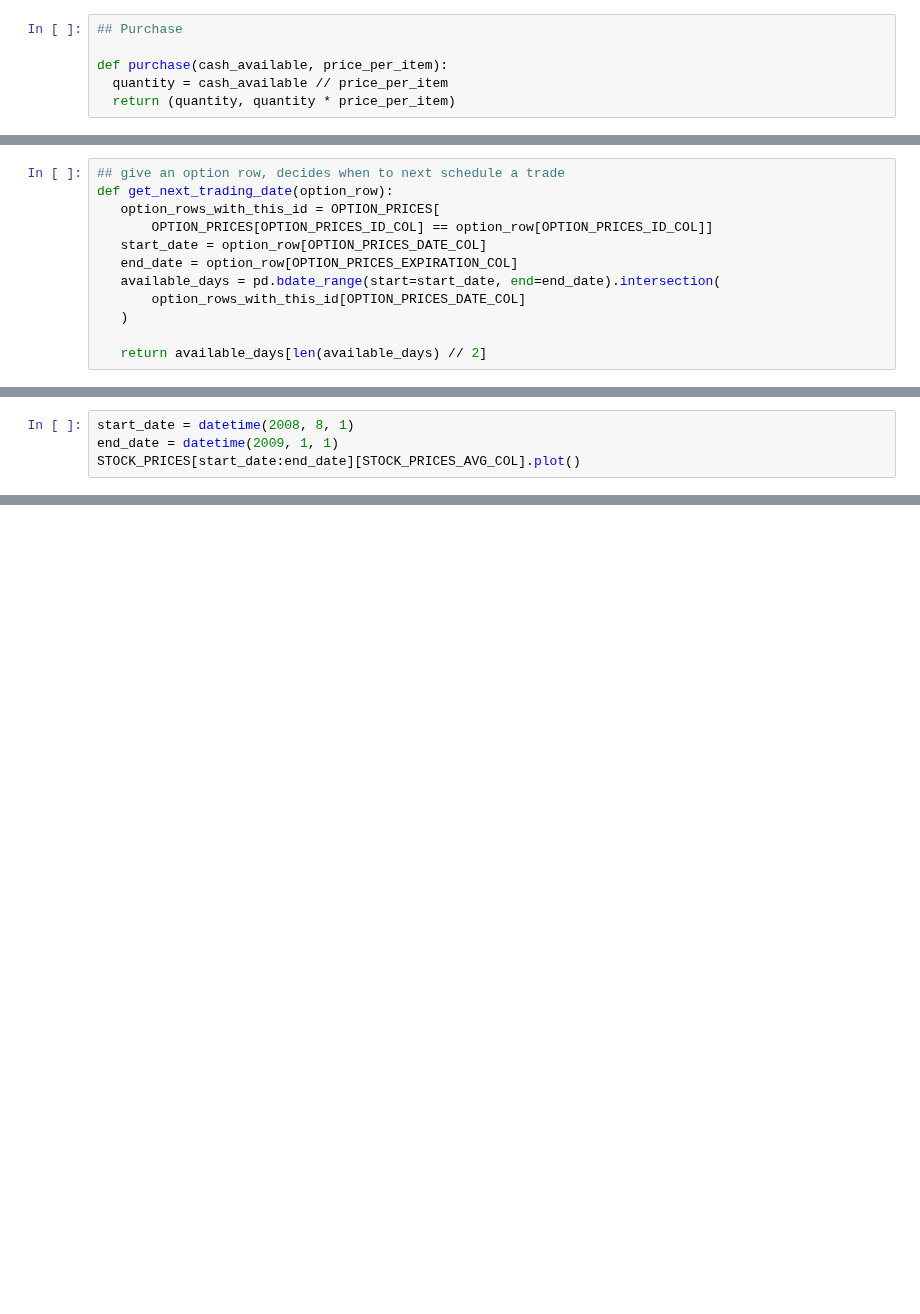
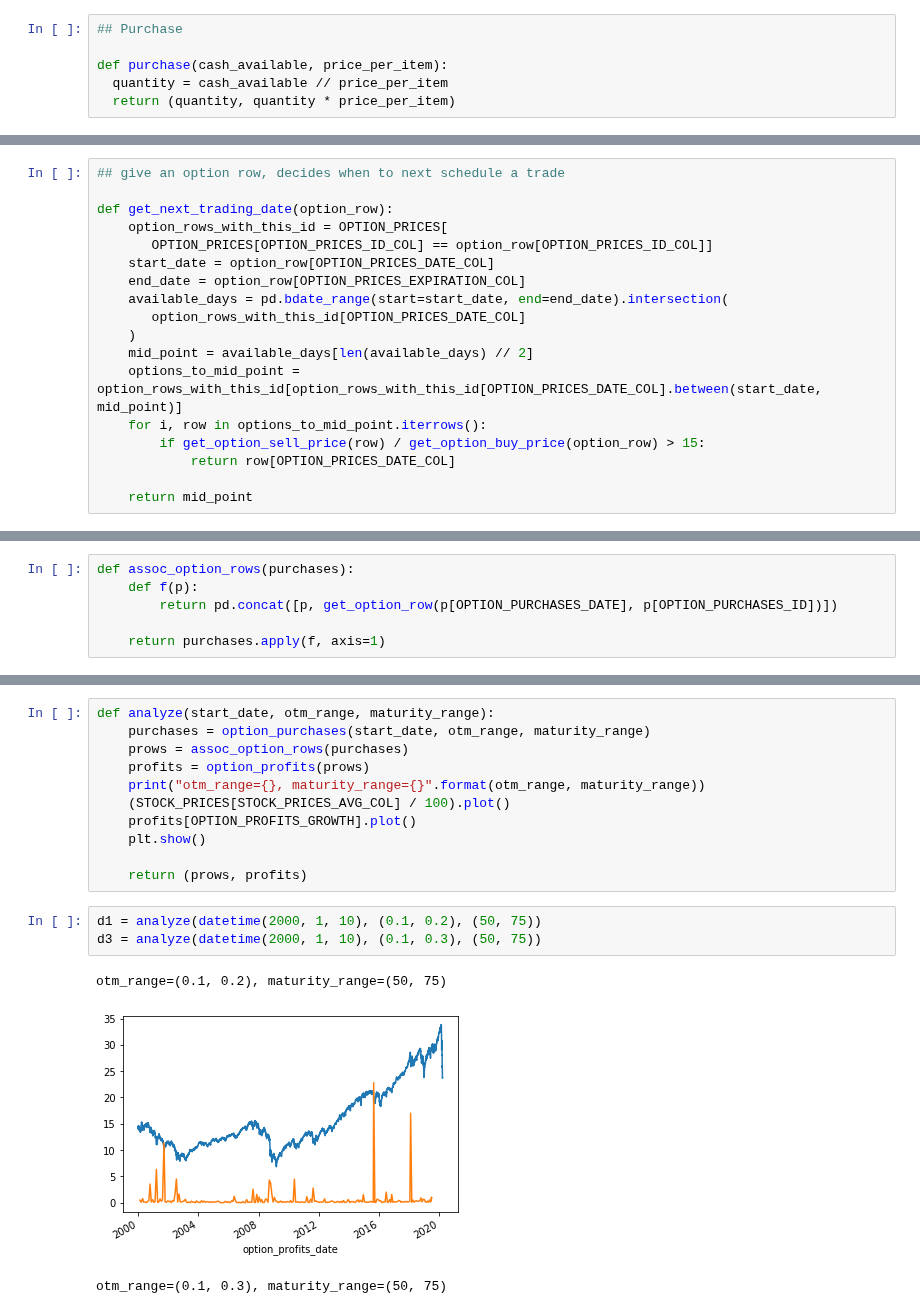
Before and after one commit to stopachka/gamma, a Jupyter notebook: 01_puts_strategy.ipynb, the cells around one changed output, grey strips where cells are left out. Drawn from its saved outputs; the diff is of its cells as text; blank space fills up the shorter version.

```diff
--- a/01_puts_strategy.ipynb
+++ b/01_puts_strategy.ipynb
@@ -234,12 +140,18 @@ def trade_portfolio(
 # %%
 ## give an option row, decides when to next schedule a trade
+
 def get_next_trading_date(option_row):
-   option_rows_with_this_id = OPTION_PRICES[
+    option_rows_with_this_id = OPTION_PRICES[
        OPTION_PRICES[OPTION_PRICES_ID_COL] == option_row[OPTION_PRICES_ID_COL]]
-   start_date = option_row[OPTION_PRICES_DATE_COL]
-   end_date = option_row[OPTION_PRICES_EXPIRATION_COL]
-   available_days = pd.bdate_range(start=start_date, end=end_date).intersection(
+    start_date = option_row[OPTION_PRICES_DATE_COL]
+    end_date = option_row[OPTION_PRICES_EXPIRATION_COL]
+    available_days = pd.bdate_range(start=start_date, end=end_date).intersection(
        option_rows_with_this_id[OPTION_PRICES_DATE_COL]
-   )
+    )
+    mid_point = available_days[len(available_days) // 2]
+    options_to_mid_point = option_rows_with_this_id[option_rows_with_this_id[OPTION_PRICES_DATE_COL].between(start_date, mid_point)]
+    for i, row in options_to_mid_point.iterrows():
+        if get_option_sell_price(row) / get_option_buy_price(option_row) > 15:
+            return row[OPTION_PRICES_DATE_COL]
 
-   return available_days[len(available_days) // 2]
+    return mid_point
@@ -270 +183,7 @@ def trade(cash, goal, start_date):
+# %%
+def assoc_option_rows(purchases):
+    def f(p):
+        return pd.concat([p, get_option_row(p[OPTION_PURCHASES_DATE], p[OPTION_PURCHASES_ID])])
+
+    return purchases.apply(f, axis=1)
 # %%
@@ -467,4 +232,0 @@ When you look at the option value, you can see how there aren't real "jumps" in
-# %%
-start_date = datetime(2008, 8, 1)
-end_date = datetime(2009, 1, 1)
-STOCK_PRICES[start_date:end_date][STOCK_PRICES_AVG_COL].plot()
@@ -505,0 +233,18 @@ for i, next_row in row_iterator:
+# %%
+def analyze(start_date, otm_range, maturity_range):
+    purchases = option_purchases(start_date, otm_range, maturity_range)
+    prows = assoc_option_rows(purchases)
+    profits = option_profits(prows)
+    print("otm_range={}, maturity_range={}".format(otm_range, maturity_range))
+    (STOCK_PRICES[STOCK_PRICES_AVG_COL] / 100).plot()
+    profits[OPTION_PROFITS_GROWTH].plot()
+    plt.show()
+
+    return (prows, profits)
+# %%
+d1 = analyze(datetime(2000, 1, 10), (0.1, 0.2), (50, 75))
+d3 = analyze(datetime(2000, 1, 10), (0.1, 0.3), (50, 75))
+# %% [output]
+otm_range=(0.1, 0.2), maturity_range=(50, 75)
+[figure, added]
+otm_range=(0.1, 0.3), maturity_range=(50, 75)
```
Also changed, not shown: parts of 17 cells of this notebook.
